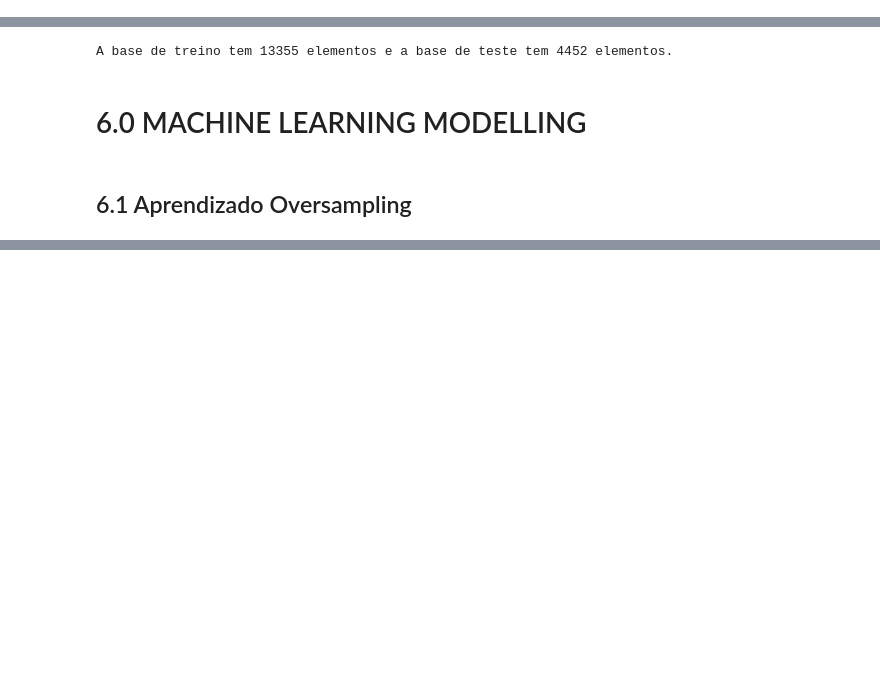
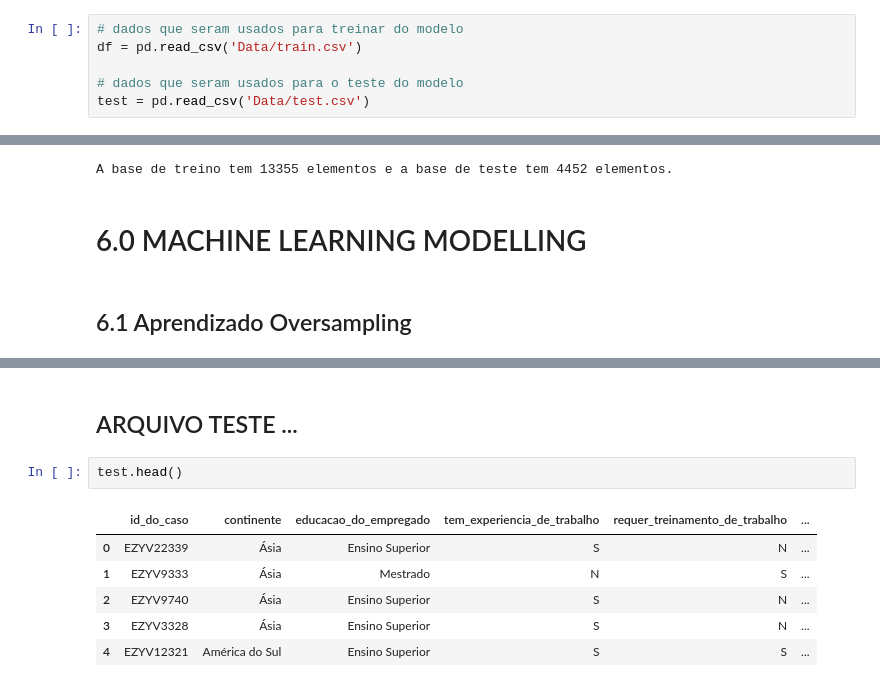
Before and after one commit to leoalvessantana/ML-Olympiad-Vistos-Classification, a Jupyter notebook: vistos_classification.ipynb, the cells around one changed output, grey strips where cells are left out. Saved outputs shown, nothing was run; the diff lists cells and outputs as text; blank space fills up the shorter version.

Commit message:
implementation of ML models

```diff
--- a/vistos_classification.ipynb
+++ b/vistos_classification.ipynb
@@ -25,3 +51,9 @@ df = pd.read_csv('Data/train.csv')
+# %%
+# dados que seram usados para treinar do modelo
+df = pd.read_csv('Data/train.csv')
+
+# dados que seram usados para o teste do modelo
+test = pd.read_csv('Data/test.csv')
 # %%
 df.head()
 # %% [output]
@@ -503,0 +687,11 @@ ValueError: could not convert string to float: 'EZYV2589'
+# %% [markdown]
+##  ARQUIVO TESTE ...
+# %%
+test.head()
+# %% [output]
+|  | id_do_caso | continente | educacao_do_empregado | tem_experiencia_de_trabalho | requer_treinamento_de_trabalho | ... |
+| 0 | EZYV22339 | Ásia | Ensino Superior | S | N | ... |
+| 1 | EZYV9333 | Ásia | Mestrado | N | S | ... |
+| 2 | EZYV9740 | Ásia | Ensino Superior | S | N | ... |
+| 3 | EZYV3328 | Ásia | Ensino Superior | S | N | ... |
+| 4 | EZYV12321 | América do Sul | Ensino Superior | S | S | ... |
```
Also changed, not shown: parts of 38 cells of this notebook.
